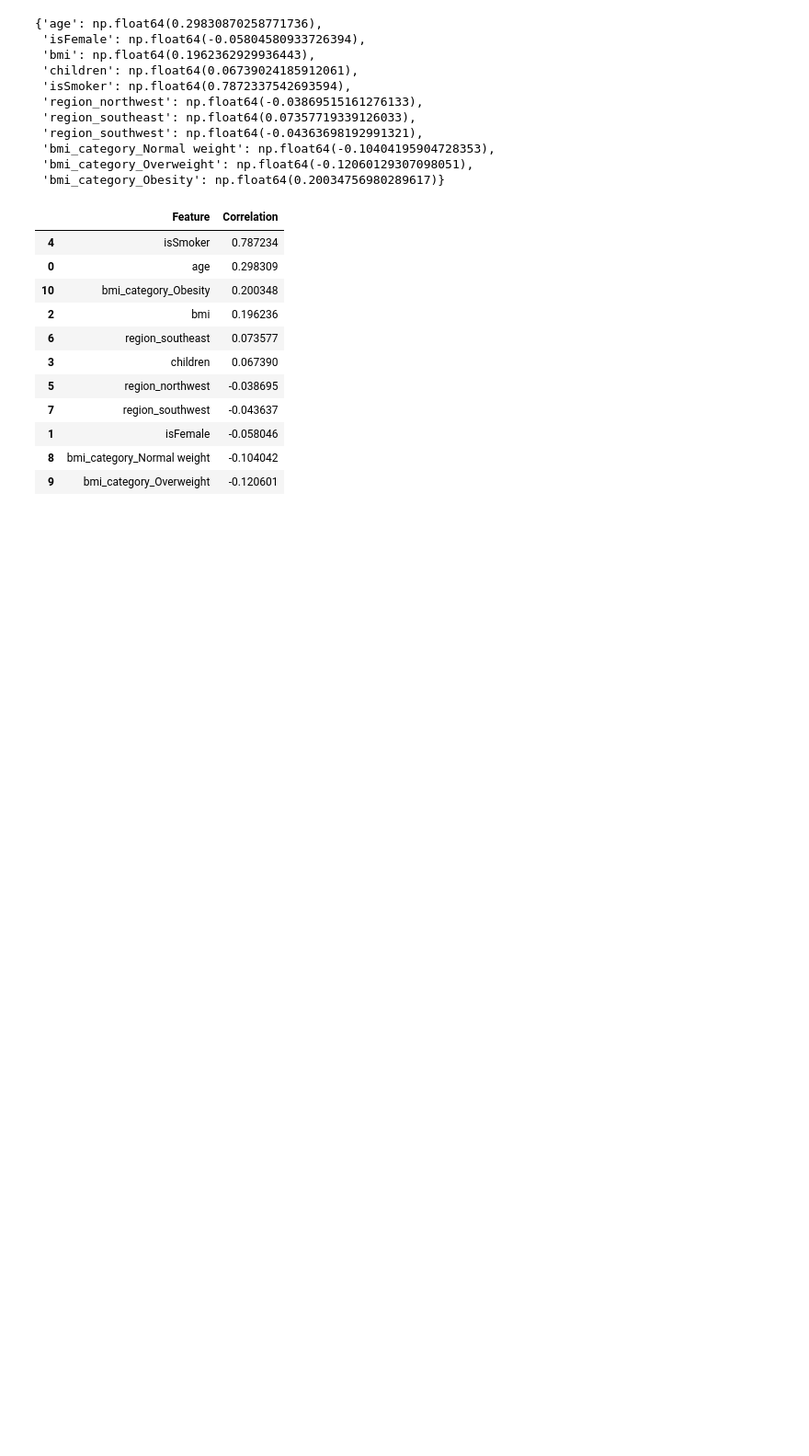
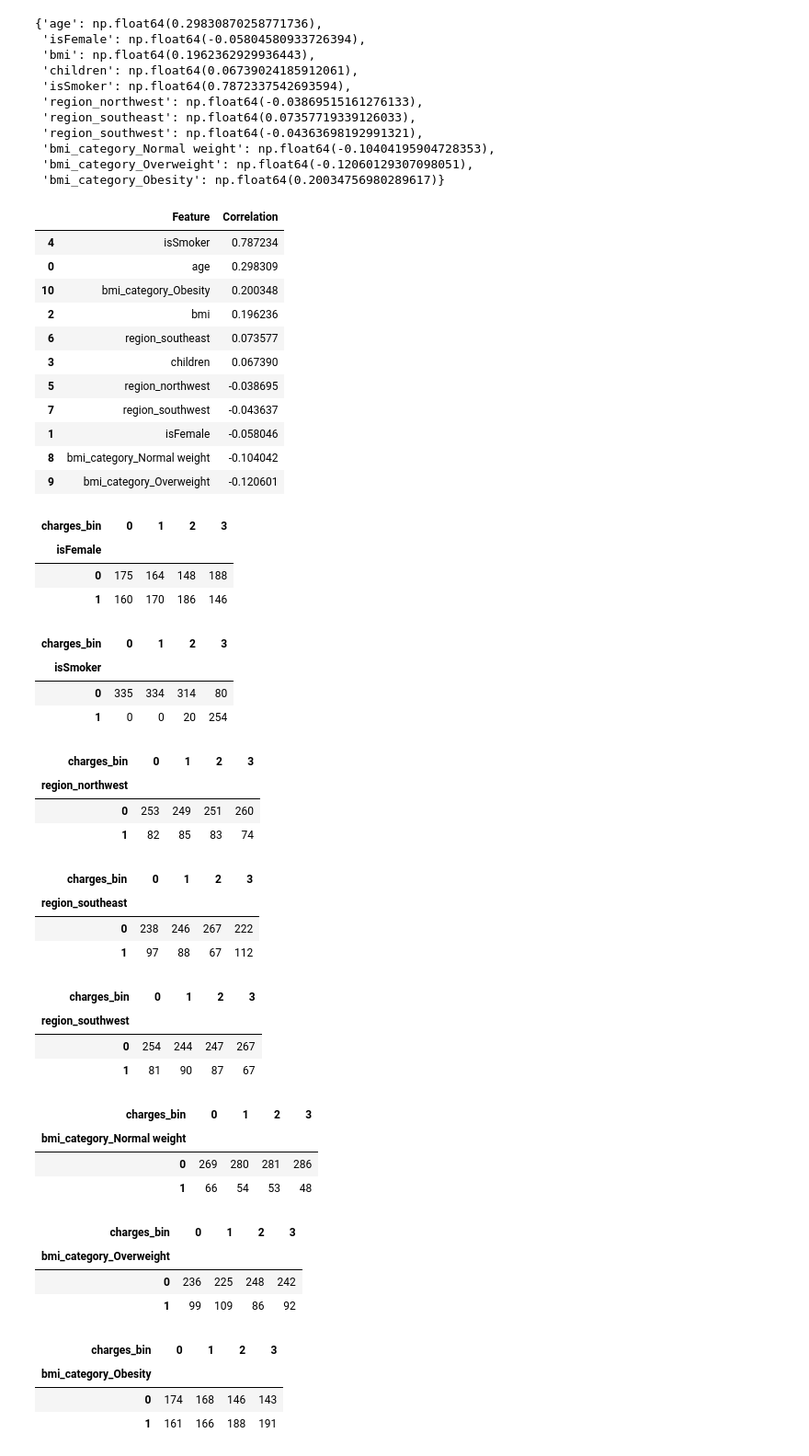
Before and after one commit to heyibad/ai-engineering-projects, a Jupyter notebook: eda-insurance.ipynb, the cells around one changed output. Shown: that part at 92% size. Cells and saved outputs as stored; diff of their text form; code cells hidden in the pictures; blank space fills up the shorter version.

```diff
--- a/eda-insurance.ipynb
+++ b/eda-insurance.ipynb
@@ -344,3 +344,63 @@ co_re_df
 | 1 | isFemale | -0.058046 |
 | 8 | bmi_category_Normal weight | -0.104042 |
 | 9 | bmi_category_Overweight | -0.120601 |
+# %%
+from scipy.stats import chi2_contingency #chi sqare test on cerorical value with outupt var
+
+cat_feat  = [ 'isFemale', 'isSmoker',
+       'region_northwest', 'region_southeast', 'region_southwest',
+       'bmi_category_Normal weight', 'bmi_category_Overweight',
+       'bmi_category_Obesity']
+
+alpha =0.05
+
+df_clearned["charges_bin"]=pd.qcut(df_clearned["charges"],q=4, labels=False) # bins in charges beacuse its continous
+chi2_results={
+
+}
+
+for col in cat_feat:
+     contengency = pd.crosstab(df_clearned[col],df_clearned['charges_bin'])
+     display(contengency)
+     chi2_stat, p_val, _ , _ = chi2_contingency(contengency)
+     decision = ("Reject Null (Keep Feat)" if (p_val < alpha) else "Accept Null (Drop Feat)")
+     chi2_results[col]={
+            "chi_stats": chi2_stat,
+            "decision":decision,
+            "p_value":p_val
+     }
+
+chi2_results
+# %% [output]
+| charges_bin | 0 | 1 | 2 | 3 |
+| isFemale |  |  |  |  |
+| 0 | 175 | 164 | 148 | 188 |
+| 1 | 160 | 170 | 186 | 146 |
+| charges_bin | 0 | 1 | 2 | 3 |
+| isSmoker |  |  |  |  |
+| 0 | 335 | 334 | 314 | 80 |
+| 1 | 0 | 0 | 20 | 254 |
+| charges_bin | 0 | 1 | 2 | 3 |
+| region_northwest |  |  |  |  |
+| 0 | 253 | 249 | 251 | 260 |
+| 1 | 82 | 85 | 83 | 74 |
+| charges_bin | 0 | 1 | 2 | 3 |
+| region_southeast |  |  |  |  |
+| 0 | 238 | 246 | 267 | 222 |
+| 1 | 97 | 88 | 67 | 112 |
+| charges_bin | 0 | 1 | 2 | 3 |
+| region_southwest |  |  |  |  |
+| 0 | 254 | 244 | 247 | 267 |
+| 1 | 81 | 90 | 87 | 67 |
+| charges_bin | 0 | 1 | 2 | 3 |
+| bmi_category_Normal weight |  |  |  |  |
+| 0 | 269 | 280 | 281 | 286 |
+| 1 | 66 | 54 | 53 | 48 |
+| charges_bin | 0 | 1 | 2 | 3 |
+| bmi_category_Overweight |  |  |  |  |
+| 0 | 236 | 225 | 248 | 242 |
+| 1 | 99 | 109 | 86 | 92 |
+| charges_bin | 0 | 1 | 2 | 3 |
+| bmi_category_Obesity |  |  |  |  |
+| 0 | 174 | 168 | 146 | 143 |
+| 1 | 161 | 166 | 188 | 191 |
```
Also changed, not shown: parts of 7 cells of this notebook.
